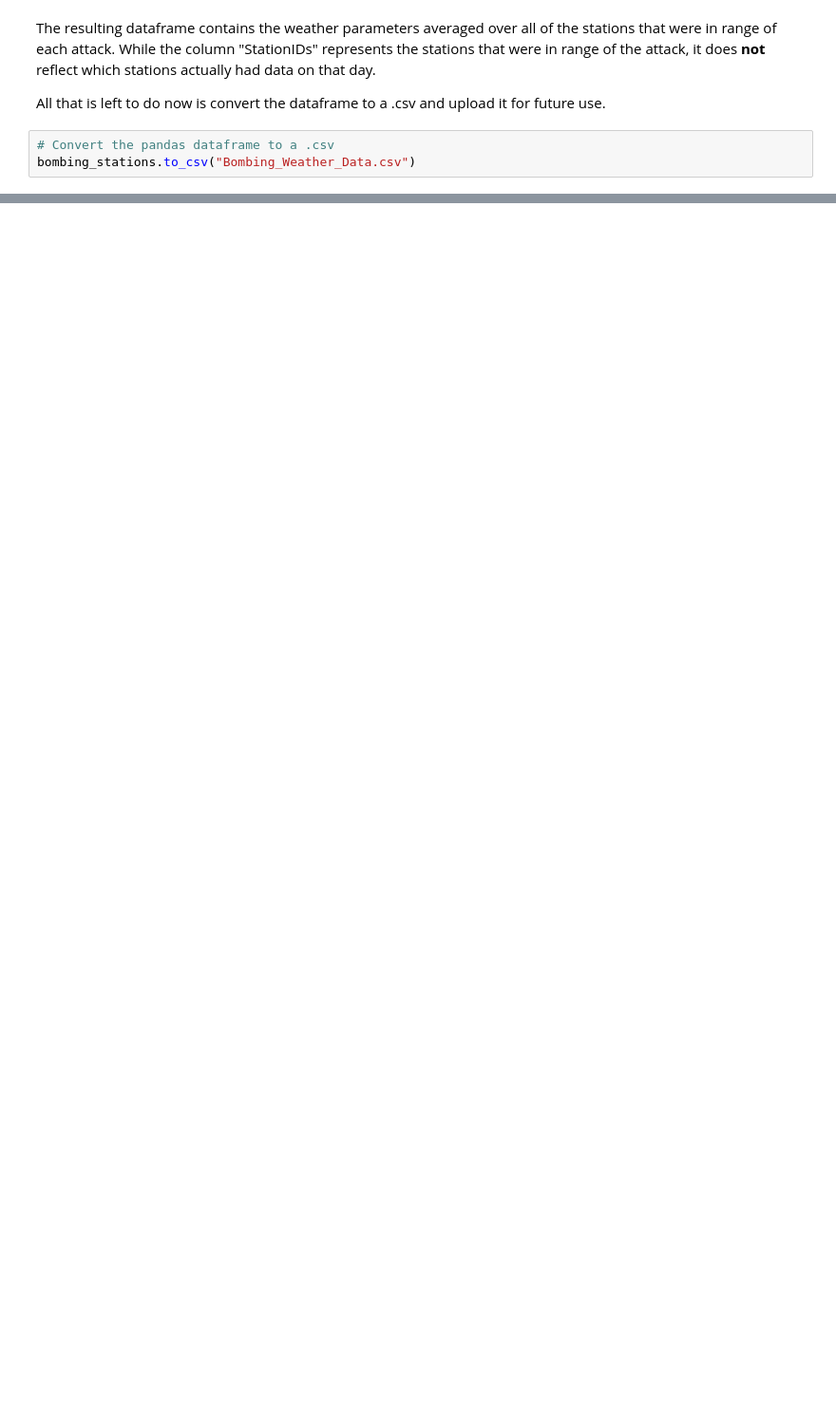
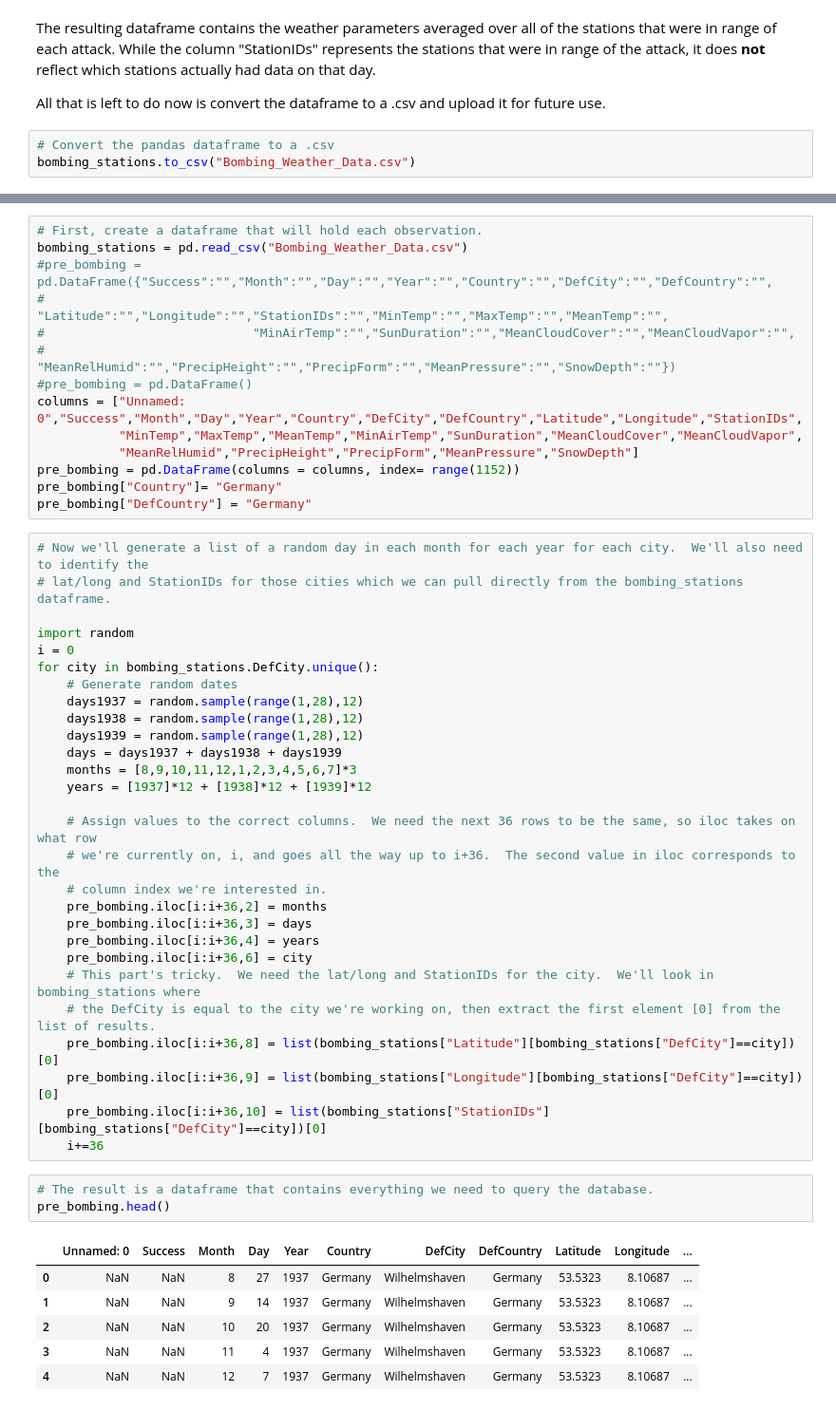
Before and after one commit to jth1911/DS6372, a Jupyter notebook: MergeData.ipynb, the cells around one changed output, grey strips where cells are left out. Shown at 95% size. Cells and saved outputs as stored; diff of their text form; blank space fills up the shorter version.

Commit message:
Added a new dataset with pre-war weather

```diff
--- a/MergeData.ipynb
+++ b/MergeData.ipynb
@@ -224,0 +250,52 @@ bombing_stations.to_csv("Bombing_Weather_Data.csv")
+# %%
+# First, create a dataframe that will hold each observation.
+bombing_stations = pd.read_csv("Bombing_Weather_Data.csv")
+#pre_bombing = pd.DataFrame({"Success":"","Month":"","Day":"","Year":"","Country":"","DefCity":"","DefCountry":"",
+#                            "Latitude":"","Longitude":"","StationIDs":"","MinTemp":"","MaxTemp":"","MeanTemp":"",
+#                            "MinAirTemp":"","SunDuration":"","MeanCloudCover":"","MeanCloudVapor":"",
+#                            "MeanRelHumid":"","PrecipHeight":"","PrecipForm":"","MeanPressure":"","SnowDepth":""})
+#pre_bombing = pd.DataFrame()
+columns = ["Unnamed: 0","Success","Month","Day","Year","Country","DefCity","DefCountry","Latitude","Longitude","StationIDs",
+           "MinTemp","MaxTemp","MeanTemp","MinAirTemp","SunDuration","MeanCloudCover","MeanCloudVapor",
+           "MeanRelHumid","PrecipHeight","PrecipForm","MeanPressure","SnowDepth"]
+pre_bombing = pd.DataFrame(columns = columns, index= range(1152))
+pre_bombing["Country"]= "Germany"
+pre_bombing["DefCountry"] = "Germany"
+# %%
+# Now we'll generate a list of a random day in each month for each year for each city.  We'll also need to identify the
+# lat/long and StationIDs for those cities which we can pull directly from the bombing_stations dataframe.
+
+import random
+i = 0
+for city in bombing_stations.DefCity.unique():
+    # Generate random dates
+    days1937 = random.sample(range(1,28),12)
+    days1938 = random.sample(range(1,28),12)
+    days1939 = random.sample(range(1,28),12)
+    days = days1937 + days1938 + days1939
+    months = [8,9,10,11,12,1,2,3,4,5,6,7]*3
+    years = [1937]*12 + [1938]*12 + [1939]*12
+
+    # Assign values to the correct columns.  We need the next 36 rows to be the same, so iloc takes on what row
+    # we're currently on, i, and goes all the way up to i+36.  The second value in iloc corresponds to the
+    # column index we're interested in.
+    pre_bombing.iloc[i:i+36,2] = months
+    pre_bombing.iloc[i:i+36,3] = days
+    pre_bombing.iloc[i:i+36,4] = years
+    pre_bombing.iloc[i:i+36,6] = city
+    # This part's tricky.  We need the lat/long and StationIDs for the city.  We'll look in bombing_stations where
+    # the DefCity is equal to the city we're working on, then extract the first element [0] from the list of results.
+    pre_bombing.iloc[i:i+36,8] = list(bombing_stations["Latitude"][bombing_stations["DefCity"]==city])[0]
+    pre_bombing.iloc[i:i+36,9] = list(bombing_stations["Longitude"][bombing_stations["DefCity"]==city])[0]
+    pre_bombing.iloc[i:i+36,10] = list(bombing_stations["StationIDs"][bombing_stations["DefCity"]==city])[0]
+    i+=36
+# %%
+# The result is a dataframe that contains everything we need to query the database.
+pre_bombing.head()
+# %% [output]
+|  | Unnamed: 0 | Success | Month | Day | Year | Country | DefCity | DefCountry | Latitude | Longitude | ... |
+| 0 | NaN | NaN | 8 | 27 | 1937 | Germany | Wilhelmshaven | Germany | 53.5323 | 8.10687 | ... |
+| 1 | NaN | NaN | 9 | 14 | 1937 | Germany | Wilhelmshaven | Germany | 53.5323 | 8.10687 | ... |
+| 2 | NaN | NaN | 10 | 20 | 1937 | Germany | Wilhelmshaven | Germany | 53.5323 | 8.10687 | ... |
+| 3 | NaN | NaN | 11 | 4 | 1937 | Germany | Wilhelmshaven | Germany | 53.5323 | 8.10687 | ... |
+| 4 | NaN | NaN | 12 | 7 | 1937 | Germany | Wilhelmshaven | Germany | 53.5323 | 8.10687 | ... |
```
Also changed, not shown: parts of 7 cells of this notebook, 1 other file.
